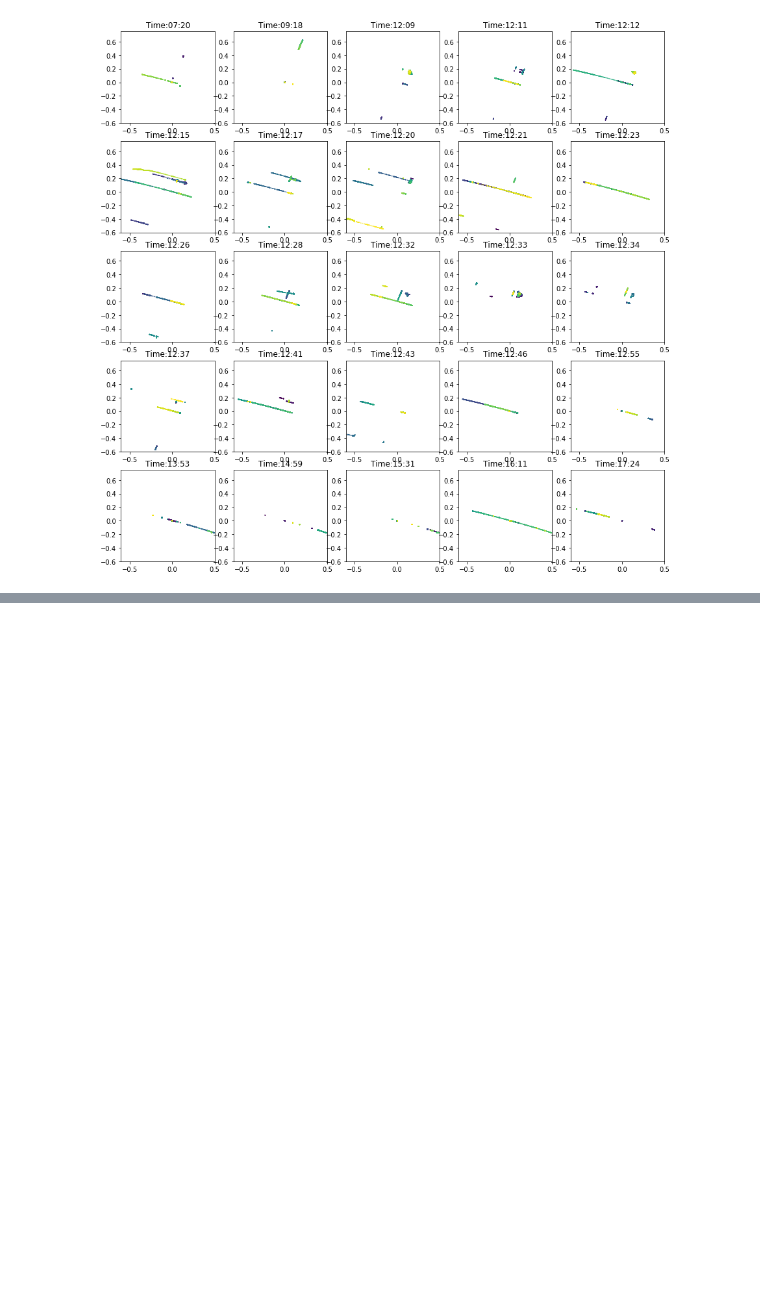
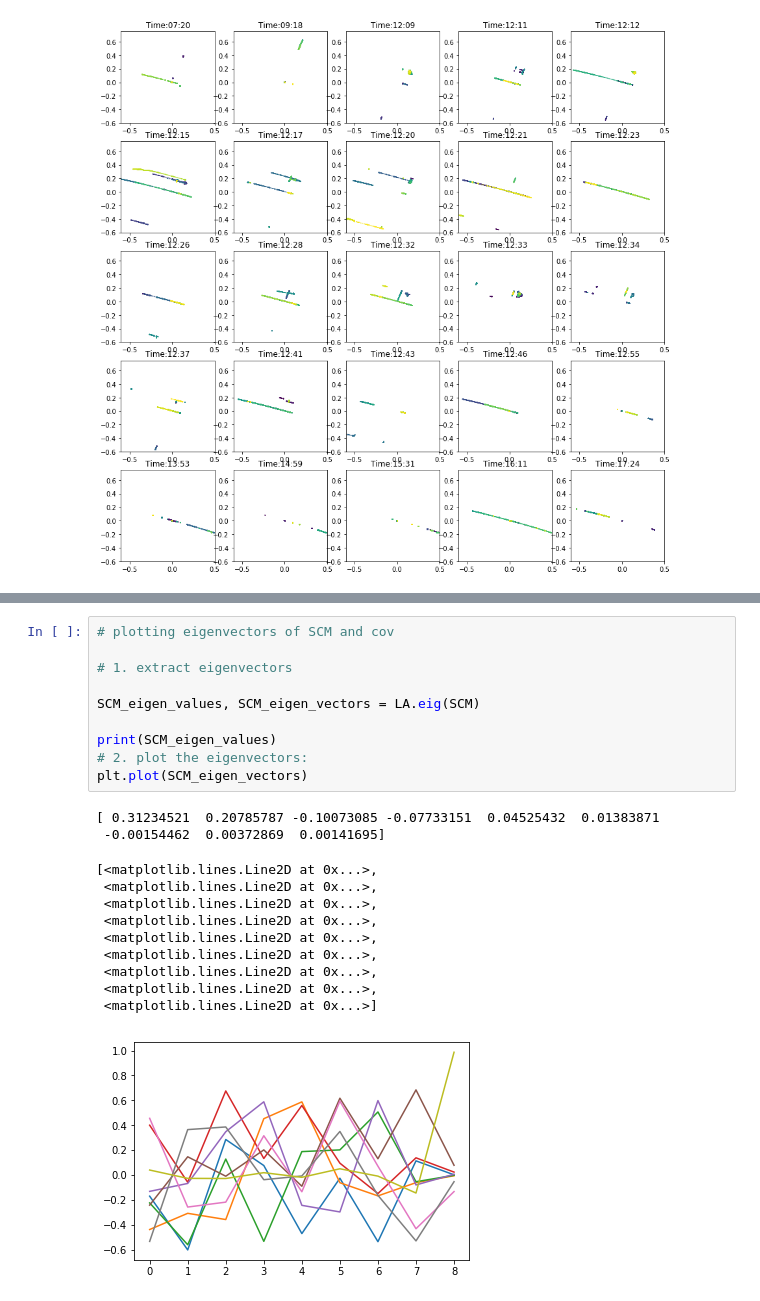
Before and after one commit to yihanhu97/SoundMapping-ODAS, a Jupyter notebook: postprocessing/ProcPCA.ipynb, the cells around one changed output, grey strips where cells are left out. Cells and saved outputs as stored; diff of their text form; blank space fills up the shorter version.

```diff
--- a/postprocessing/ProcPCA.ipynb
+++ b/postprocessing/ProcPCA.ipynb
@@ -201,0 +202,23 @@ Text(0.5, 1.0, 'Contour plot of cov_')
+# %%
+# plotting eigenvectors of SCM and cov
+
+# 1. extract eigenvectors
+
+SCM_eigen_values, SCM_eigen_vectors = LA.eig(SCM)
+
+print(SCM_eigen_values)
+# 2. plot the eigenvectors:
+plt.plot(SCM_eigen_vectors)
+# %% [output]
+[ 0.31234521  0.20785787 -0.10073085 -0.07733151  0.04525432  0.01383871
+ -0.00154462  0.00372869  0.00141695]
+[<matplotlib.lines.Line2D at 0x...>,
+ <matplotlib.lines.Line2D at 0x...>,
+ <matplotlib.lines.Line2D at 0x...>,
+ <matplotlib.lines.Line2D at 0x...>,
+ <matplotlib.lines.Line2D at 0x...>,
+ <matplotlib.lines.Line2D at 0x...>,
+ <matplotlib.lines.Line2D at 0x...>,
+ <matplotlib.lines.Line2D at 0x...>,
+ <matplotlib.lines.Line2D at 0x...>]
+[figure, added]
```
Also changed, not shown: parts of 5 cells of this notebook, 2 other files.
